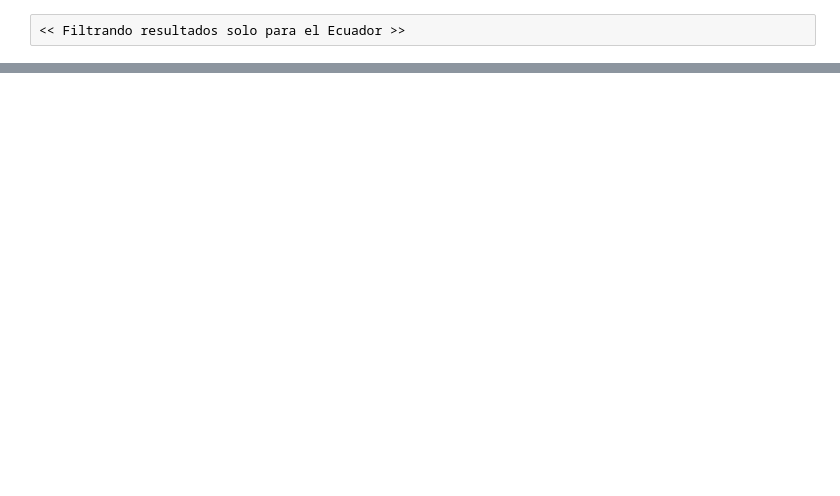
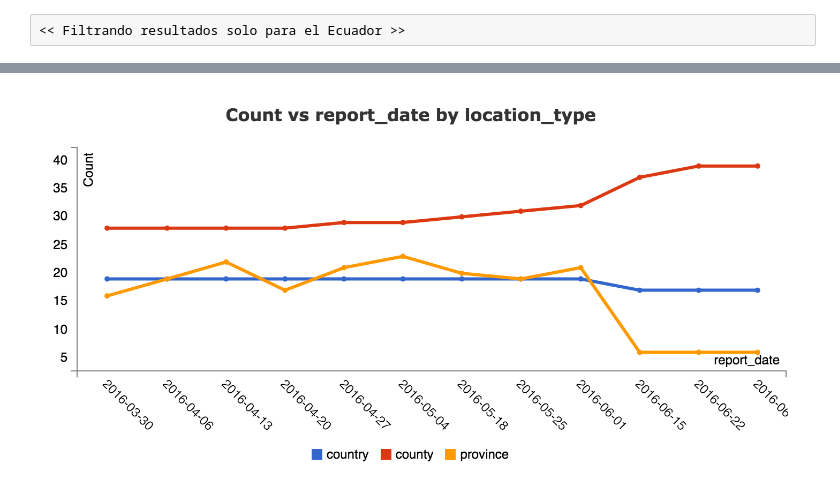
Before and after one commit to longShot-88/zika, a Jupyter notebook: zika_playground.ipynb, the cells around one changed output, grey strips where cells are left out. Drawn from its saved outputs; the diff is of its cells as text; code cells hidden in the pictures; blank space fills up the shorter version.

Commit message:
add wiki and utube and graph

```diff
--- a/zika_playground.ipynb
+++ b/zika_playground.ipynb
@@ -85,0 +98,4 @@ pivot_ui(ec)
+# %%
+Image('img/report_date_by location_type.png')
+# %% [output]
+[figure, added]
```
Also changed, not shown: parts of 12 cells of this notebook, 2 other files.
